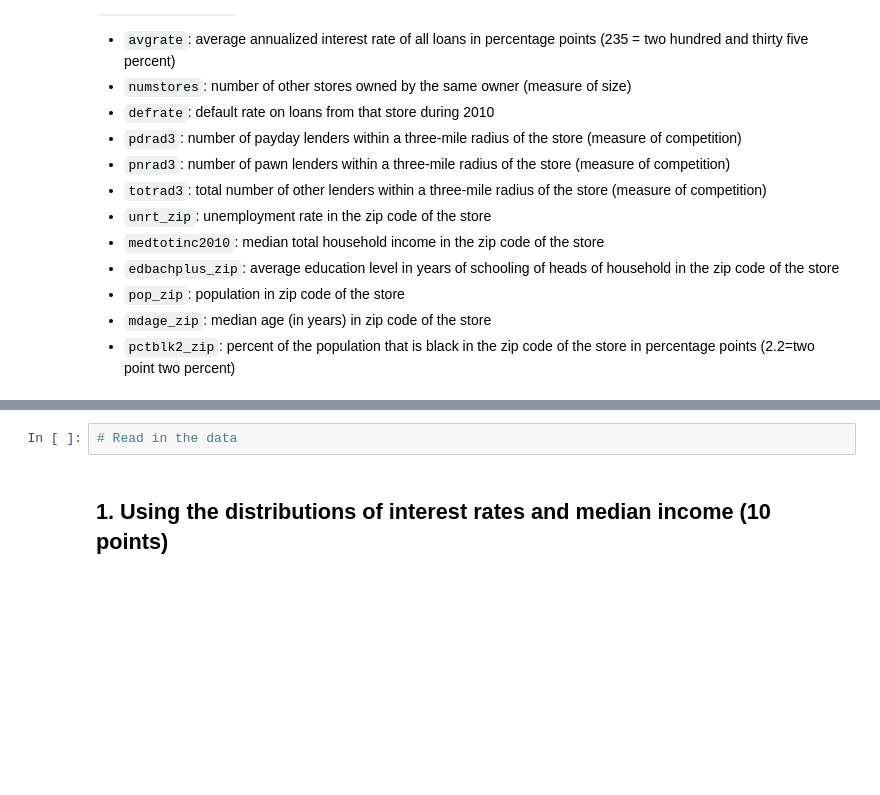
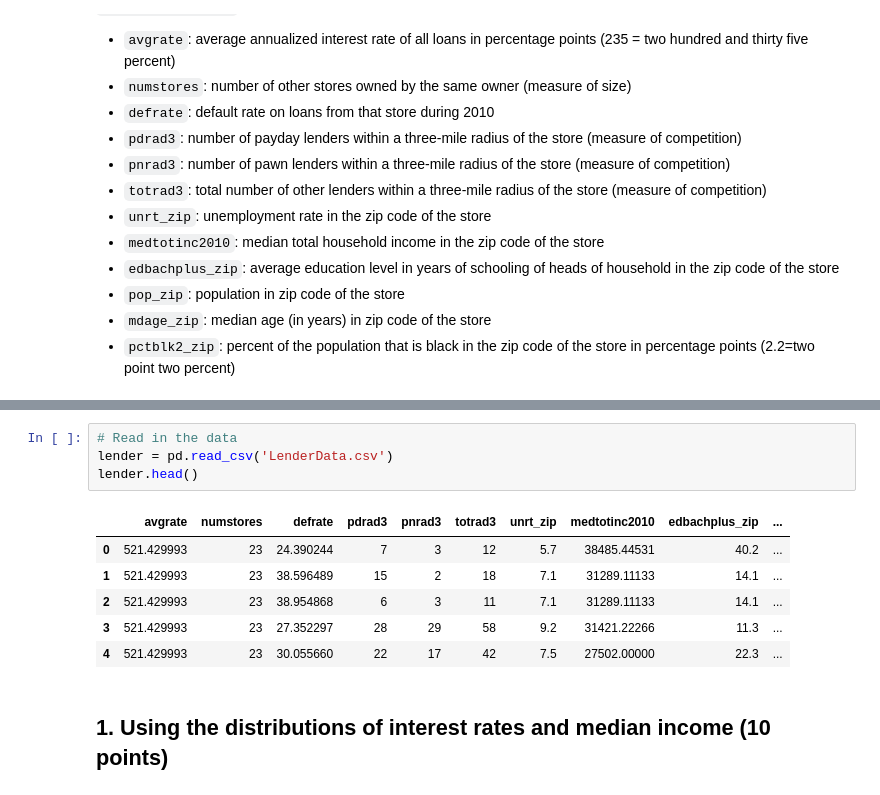
Before and after one commit to UC-MACSS/persp-model_W18, a Jupyter notebook: Midterm/Midterm.ipynb, the cells around one changed output, grey strips where cells are left out. Saved outputs shown, nothing was run; the diff lists cells and outputs as text; blank space fills up the shorter version.

```diff
--- a/Midterm/Midterm.ipynb
+++ b/Midterm/Midterm.ipynb
@@ -30,5 +38,14 @@ Each observation contains characteristics of a particular lender location Read i
 # %%
 # Read in the data
+lender = pd.read_csv('LenderData.csv')
+lender.head()
+# %% [output]
+|  | avgrate | numstores | defrate | pdrad3 | pnrad3 | totrad3 | unrt_zip | medtotinc2010 | edbachplus_zip | ... |
+| 0 | 521.429993 | 23 | 24.390244 | 7 | 3 | 12 | 5.7 | 38485.44531 | 40.2 | ... |
+| 1 | 521.429993 | 23 | 38.596489 | 15 | 2 | 18 | 7.1 | 31289.11133 | 14.1 | ... |
+| 2 | 521.429993 | 23 | 38.954868 | 6 | 3 | 11 | 7.1 | 31289.11133 | 14.1 | ... |
+| 3 | 521.429993 | 23 | 27.352297 | 28 | 29 | 58 | 9.2 | 31421.22266 | 11.3 | ... |
+| 4 | 521.429993 | 23 | 30.055660 | 22 | 17 | 42 | 7.5 | 27502.00000 | 22.3 | ... |
 # %% [markdown]
 ## 1. Using the distributions of interest rates and median income (10 points)
 # %% [markdown]
```
Also changed, not shown: parts of 15 cells of this notebook.
